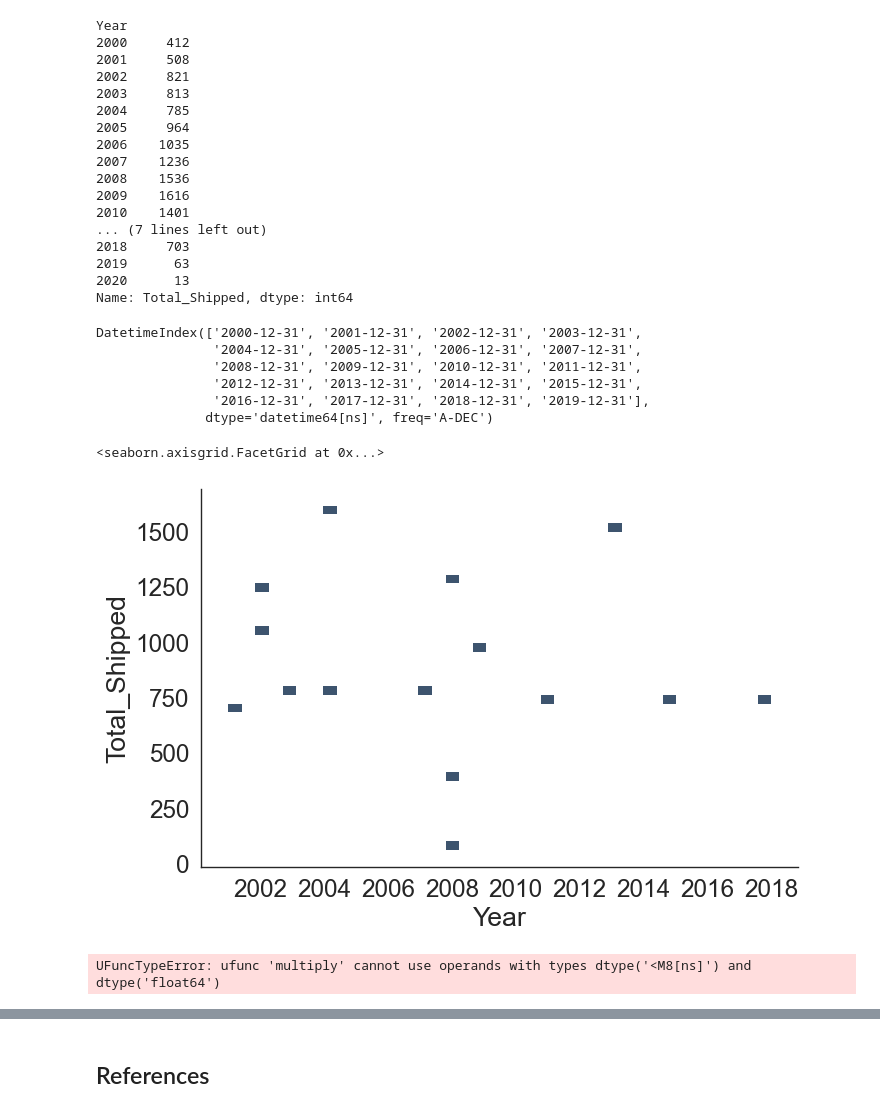
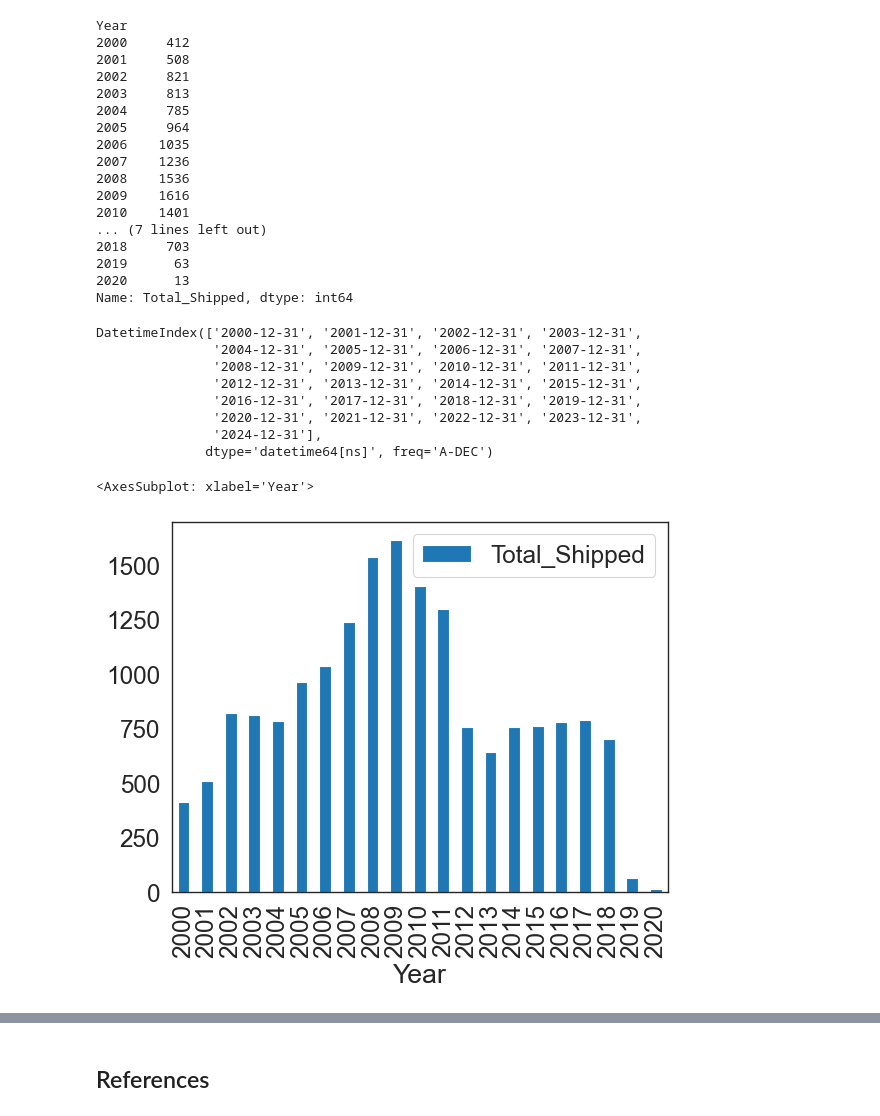
Before and after one commit to MegTully/Programming-For-DA-Project, a Jupyter notebook: Video game data.ipynb, the cells around one changed output, grey strips where cells are left out. Drawn from its saved outputs; the diff is of its cells as text; code cells hidden in the pictures.

```diff
--- a/Video game data.ipynb
+++ b/Video game data.ipynb
@@ -229,33 +235,22 @@ Year
 Name: Total_Shipped, dtype: int64
 # %%
 #[6][7]
-idx= pd.date_range("2000", periods= 20, freq= "A")
+idx= pd.date_range("2000", periods= 25, freq= "A")
 idx
 # %% [output]
 DatetimeIndex(['2000-12-31', '2001-12-31', '2002-12-31', '2003-12-31',
                '2004-12-31', '2005-12-31', '2006-12-31', '2007-12-31',
                '2008-12-31', '2009-12-31', '2010-12-31', '2011-12-31',
                '2012-12-31', '2013-12-31', '2014-12-31', '2015-12-31',
-               '2016-12-31', '2017-12-31', '2018-12-31', '2019-12-31'],
+               '2016-12-31', '2017-12-31', '2018-12-31', '2019-12-31',
+               '2020-12-31', '2021-12-31', '2022-12-31', '2023-12-31',
+               '2024-12-31'],
               dtype='datetime64[ns]', freq='A-DEC')
-# %%
-from fitter import Fitter, get_common_distributions, get_distributions
-X=dataset['Total_Shipped'].groupby([dataset['Year'].dt.year]).agg('count')
-sns.set_style('white')
-sns.set_context("paper", font_scale = 2)
-sns.displot(data=dataset, x= "Year",y=X ,kind="hist", bins = 40, aspect = 1.5)
-# %% [output]
-<seaborn.axisgrid.FacetGrid at 0x...>
-[figure, removed]
-# %%
-height = dataset["Year"].values
-f = Fitter(height,
-           distributions=['gamma',
-                          'lognorm',
-                          "beta",
-                          "burr",
-                          "norm"])
-f.fit()
-f.summary()
-# %% [output]
-UFuncTypeError: ufunc 'multiply' cannot use operands with types dtype('<M8[ns]') and dtype('float64')
+# %%
+#Make a new dataframe with the total_shipped column grouped by column to show sum for each year [11][12]
+X=dataset['Total_Shipped'].groupby([dataset['Year'].dt.year]).agg('count')
+df = pd.DataFrame(X)
+df.plot(kind='bar')
+# %% [output]
+<AxesSubplot: xlabel='Year'>
+[figure, added]
```
Also changed, not shown: parts of 15 cells of this notebook.
